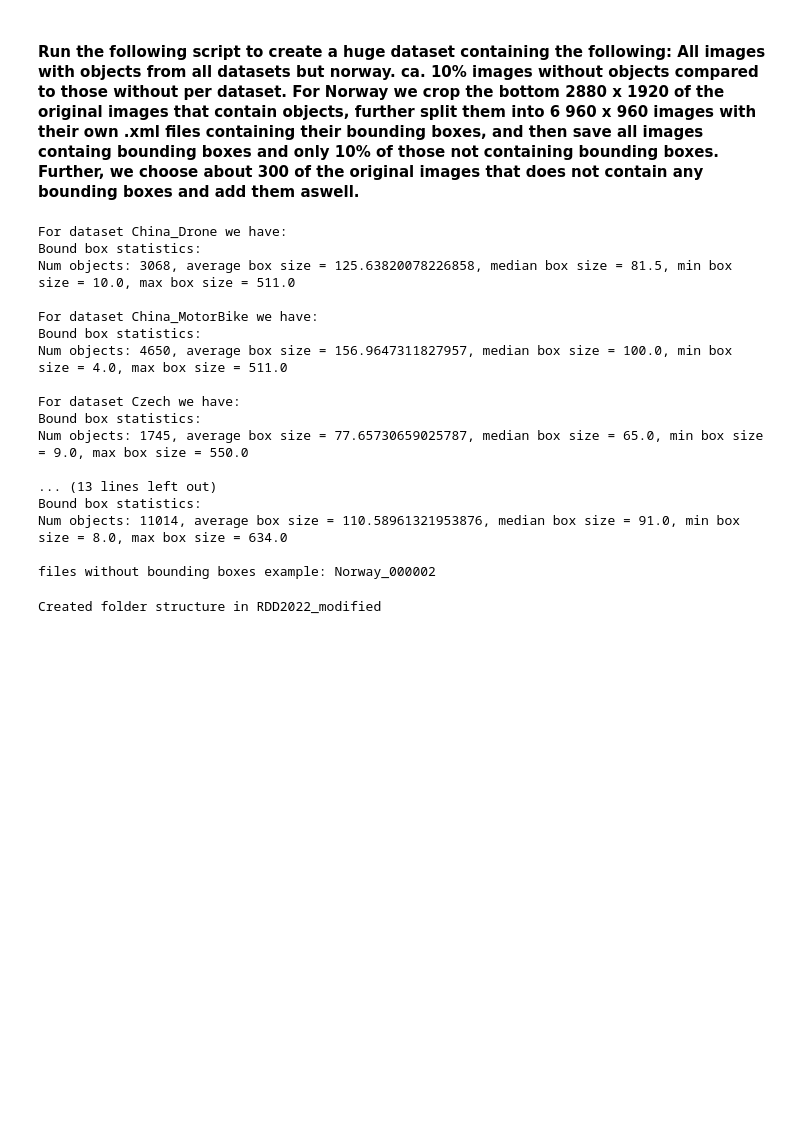
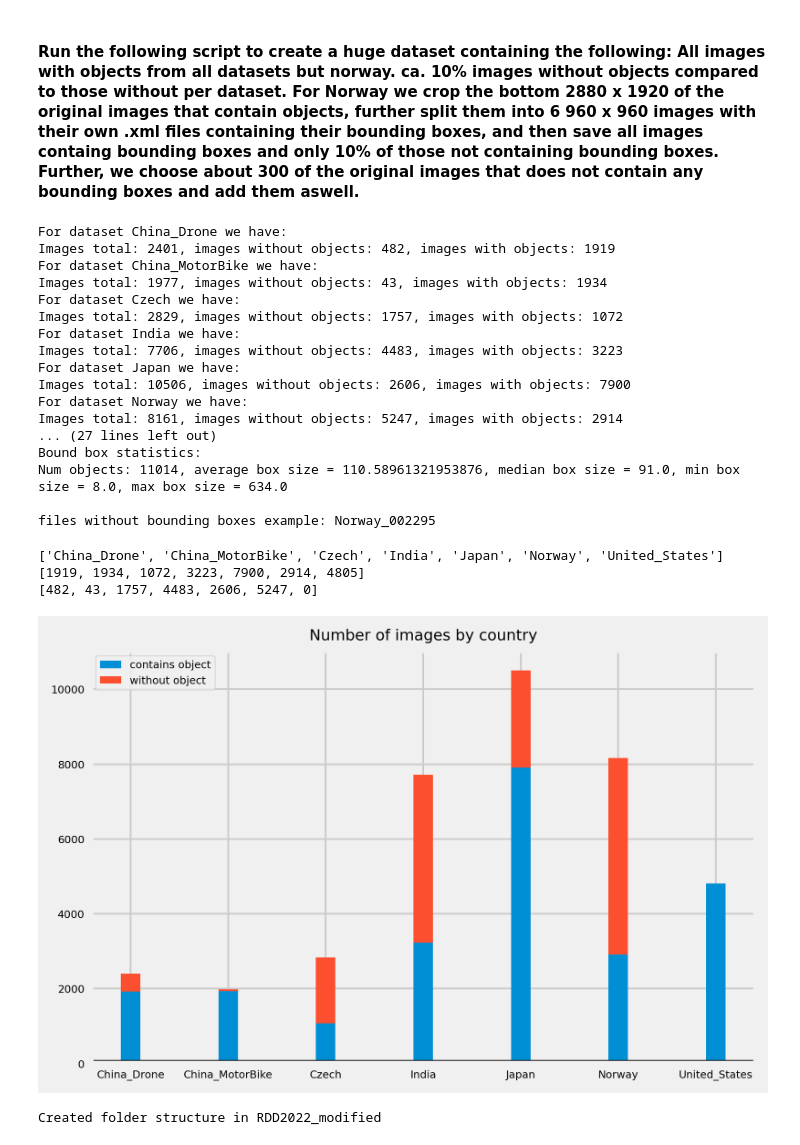
Before and after one commit to TinusAlsos/TDT4265_project, a Jupyter notebook: data_set_prep.ipynb, the cells around one changed output. Saved outputs shown, nothing was run; the diff lists cells and outputs as text; code cells hidden in the pictures; blank space fills up the shorter version.

Commit message:
image seg

```diff
--- a/data_set_prep.ipynb
+++ b/data_set_prep.ipynb
@@ -58,6 +59,9 @@ for folder_name in folder_names:
 contains_objects_dic = {}
 for key, value in dic.items():
     contains_objects_dic[key] = [len(sizes_dict[key]), len(value[1]), len(sizes_dict[key]) - len(value[1])]
+    print('For dataset', key, 'we have:')
+    print(f"Images total: {contains_objects_dic[key][0]}, images without objects: {contains_objects_dic[key][1]}, images with objects: {contains_objects_dic[key][2]}")
+
 
 for key, value in dic.items():
     print('For dataset', key, 'we have:')
@@ -68,22 +72,73 @@ for key, value in dic.items():
 print(f'files without bounding boxes example: {dic["Norway"][1][0]}')
 # %% [output]
 For dataset China_Drone we have:
-Bound box statistics:
-Num objects: 3068, average box size = 125.63820078226858, median box size = 81.5, min box size = 10.0, max box size = 511.0
-
+Images total: 2401, images without objects: 482, images with objects: 1919
 For dataset China_MotorBike we have:
-Bound box statistics:
-Num objects: 4650, average box size = 156.9647311827957, median box size = 100.0, min box size = 4.0, max box size = 511.0
-
+Images total: 1977, images without objects: 43, images with objects: 1934
 For dataset Czech we have:
-Bound box statistics:
-Num objects: 1745, average box size = 77.65730659025787, median box size = 65.0, min box size = 9.0, max box size = 550.0
-
-... (13 lines left out)
+Images total: 2829, images without objects: 1757, images with objects: 1072
+For dataset India we have:
+Images total: 7706, images without objects: 4483, images with objects: 3223
+For dataset Japan we have:
+Images total: 10506, images without objects: 2606, images with objects: 7900
+For dataset Norway we have:
+Images total: 8161, images without objects: 5247, images with objects: 2914
+... (27 lines left out)
 Bound box statistics:
 Num objects: 11014, average box size = 110.58961321953876, median box size = 91.0, min box size = 8.0, max box size = 634.0
 
-files without bounding boxes example: Norway_000002
+files without bounding boxes example: Norway_002295
+# %%
+# code retrieved from: https://matplotlib.org/stable/gallery/lines_bars_and_markers/bar_stacked.html
+
+countries = [] # country list
+contains = [] # images that contains objects
+empty = [] # images that does not contain objects
+
+for key, value in dic.items():
+    contains_objects_dic[key] = [len(sizes_dict[key]), len(value[1]), len(sizes_dict[key]) - len(value[1])]
+    countries.append(key)
+    empty.append(contains_objects_dic[key][1])
+    contains.append(contains_objects_dic[key][2])
+
+print(countries)
+print(contains)
+print(empty)
+
+number_of_images = {
+    "contains object": np.array(contains),
+    "without object": np.array(empty),
+}
+width = 0.2
+
+plt.style.use("fivethirtyeight")
+COLOR = 'black'
+plt.rcParams['text.color'] = COLOR
+plt.rcParams['axes.labelcolor'] = COLOR
+plt.rcParams['xtick.color'] = COLOR
+plt.rcParams['ytick.color'] = COLOR
+plt.rc('font', size=6)
+
+fig, ax = plt.subplots()
+fig.set_dpi(300)
+ax.axhline(y=0, color='k')
+
+bottom = np.zeros(len(countries))
+
+for boolean, image_count in number_of_images.items():
+    p = ax.bar(countries, image_count, width, label=boolean, bottom=bottom)
+    bottom += image_count
+
+ax.set_title("Number of images by country")
+ax.legend(loc="upper left")
+
+
+plt.show()
+# %% [output]
+['China_Drone', 'China_MotorBike', 'Czech', 'India', 'Japan', 'Norway', 'United_States']
+[1919, 1934, 1072, 3223, 7900, 2914, 4805]
+[482, 43, 1757, 4483, 2606, 5247, 0]
+[figure, added]
 # %%
 number_of_objectless_images_to_include = {}
 for key, value in contains_objects_dic.items():
```
Also changed, not shown: parts of 1 cell of this notebook, 3 other files.
